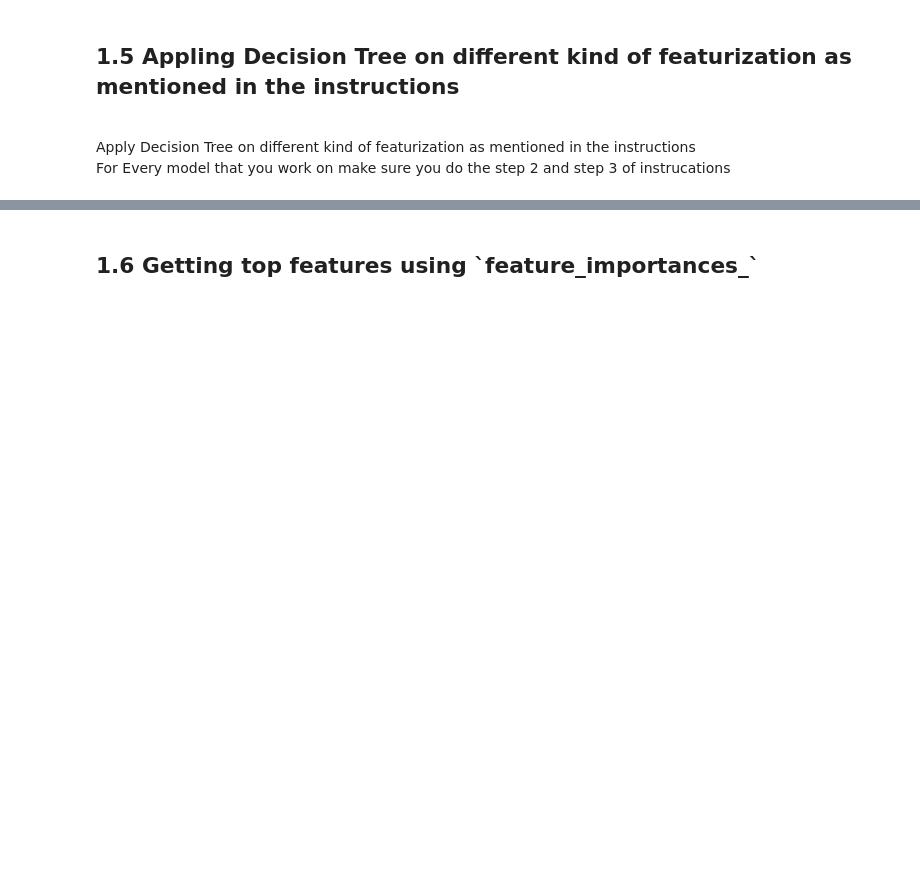
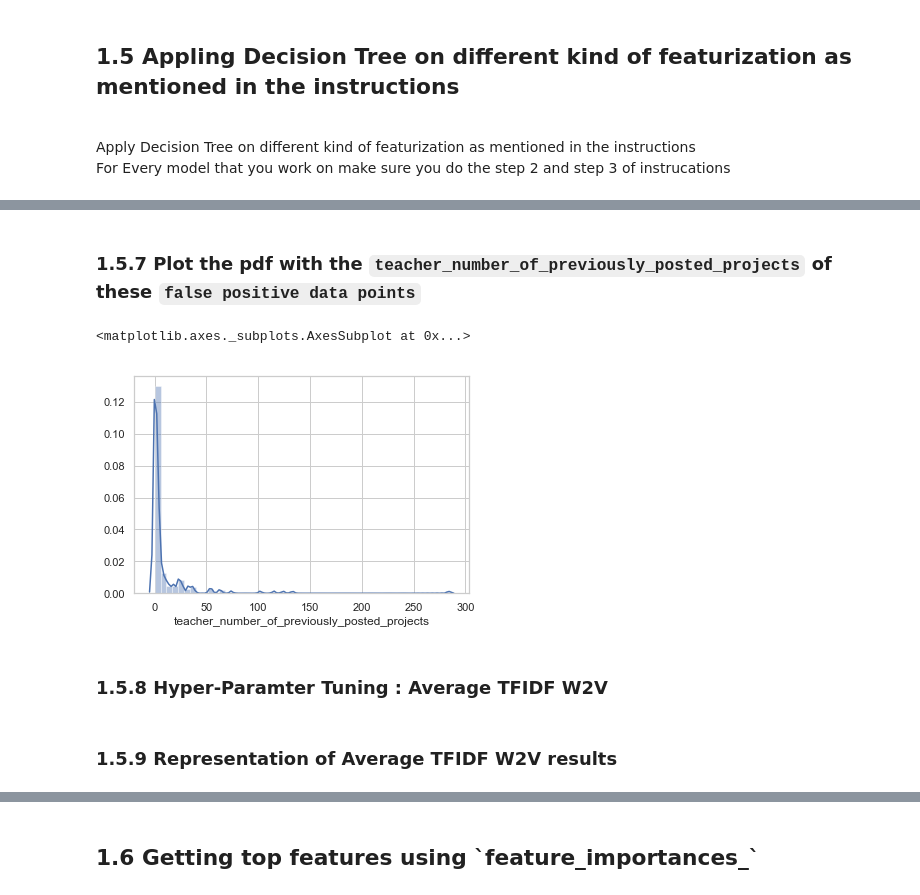
Before and after one commit to iamanik4/Python-Course-Assignment, a Jupyter notebook: 11. Apply Decision Trees on Donors Choose dataset/9_Assignment_DT_Instructions.ipynb, the cells around one changed output, grey strips where cells are left out. Saved outputs shown, nothing was run; the diff lists cells and outputs as text; code cells hidden in the pictures; blank space fills up the shorter version.

```diff
--- a/11. Apply Decision Trees on Donors Choose dataset/9_Assignment_DT_Instructions.ipynb
+++ b/11. Apply Decision Trees on Donors Choose dataset/9_Assignment_DT_Instructions.ipynb
@@ -107,0 +530,9 @@ data = pandas.read_csv('preprocessed_data.csv')
+# %% [markdown]
+### 1.5.7 Plot the pdf with the `teacher_number_of_previously_posted_projects` of these `false positive data points`
+# %%
+sns.distplot(fpr_data['teacher_number_of_previously_posted_projects'])
+# %% [output]
+<matplotlib.axes._subplots.AxesSubplot at 0x...>
+[figure, added]
+# %% [markdown]
+### 1.5.8 Hyper-Paramter Tuning : Average TFIDF W2V
@@ -107,0 +554,2 @@ data = pandas.read_csv('preprocessed_data.csv')
+# %% [markdown]
+### 1.5.9 Representation of Average TFIDF W2V results
```
Also changed, not shown: parts of 54 cells of this notebook, 1 other file.
